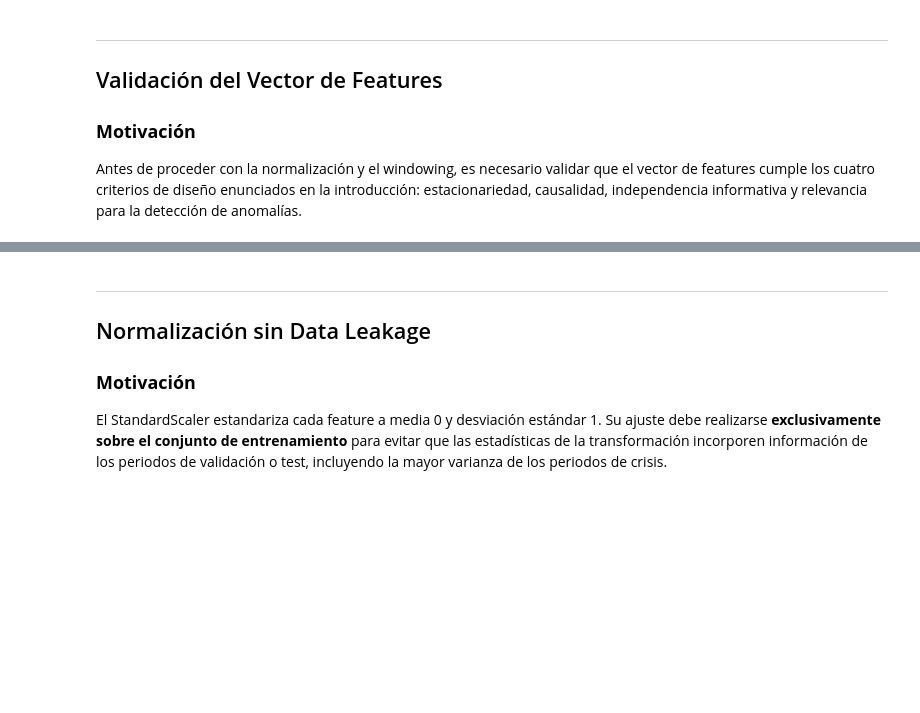
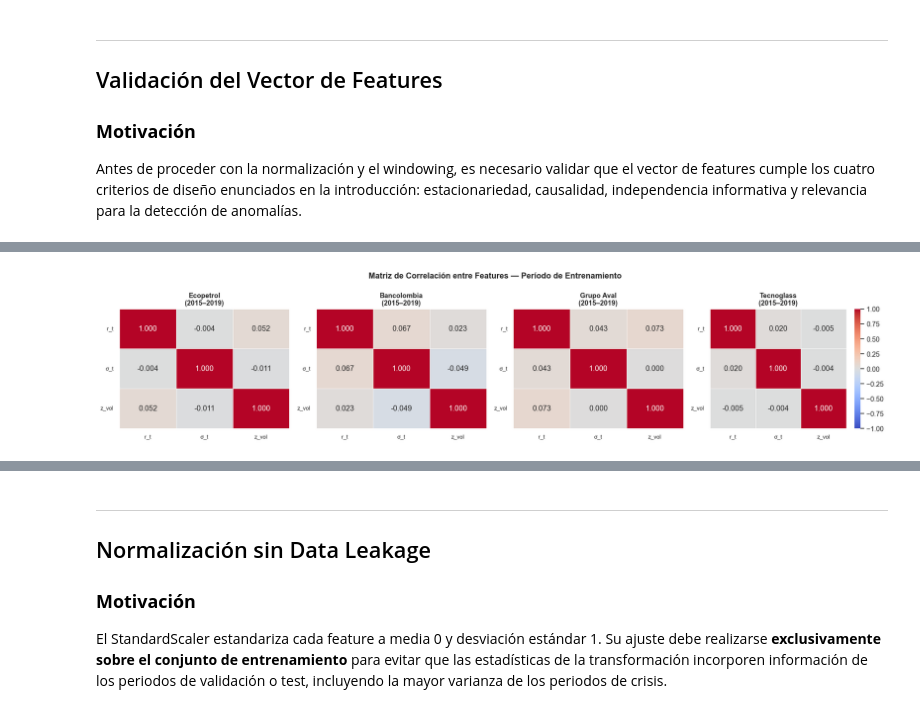
Before and after one commit to MariFraRi/anomaly-detection-colombian-stocks-autoencoder, a Jupyter notebook: notebooks/Notebook_02_Feature_Engineering.ipynb, the cells around one changed output, grey strips where cells are left out. Saved outputs shown, nothing was run; the diff lists cells and outputs as text; code cells hidden in the pictures; blank space fills up the shorter version.

```diff
--- a/notebooks/Notebook_02_Feature_Engineering.ipynb
+++ b/notebooks/Notebook_02_Feature_Engineering.ipynb
@@ -876,30 +978,31 @@ for ticker in TICKERS:
 # %%
 # ── Matriz de correlación entre features — período de entrenamiento ───────────
 fig, axes = plt.subplots(1, len(TICKERS), figsize=(18, 4))
 
 for j, ticker in enumerate(TICKERS):
     d_train = feature_dfs[ticker].loc[:TRAIN_END]
     corr    = d_train.corr()
 
     labels = ['r_t', 'σ_t', 'z_vol']
     sns.heatmap(
         corr, ax=axes[j], cmap='coolwarm', center=0,
         vmin=-1, vmax=1, annot=True, fmt='.3f',
         linewidths=0.5, cbar=(j == len(TICKERS) - 1),
         xticklabels=labels, yticklabels=labels
     )
-    axes[j].set_title(f'{NAMES[ticker]}
-(2015–2019)', fontweight='bold')
+    axes[j].set_title(f'{NAMES[ticker]}\n(2015–2019)', fontweight='bold')
     axes[j].tick_params(axis='x', labelsize=9)
     axes[j].tick_params(axis='y', labelsize=9, rotation=0)
 
 plt.suptitle(
     'Matriz de Correlación entre Features — Período de Entrenamiento',
     fontsize=13, fontweight='bold'
 )
+
 plt.tight_layout()
-plt.savefig('fig_feature_correlation.png', dpi=120, bbox_inches='tight')
 plt.show()
+# %% [output]
+[figure, added]
 # %%
 # ── Test ADF sobre cada feature ───────────────────────────────────────────────
 from statsmodels.tsa.stattools import adfuller
```
Also changed, not shown: parts of 23 cells of this notebook, 25 other files.
